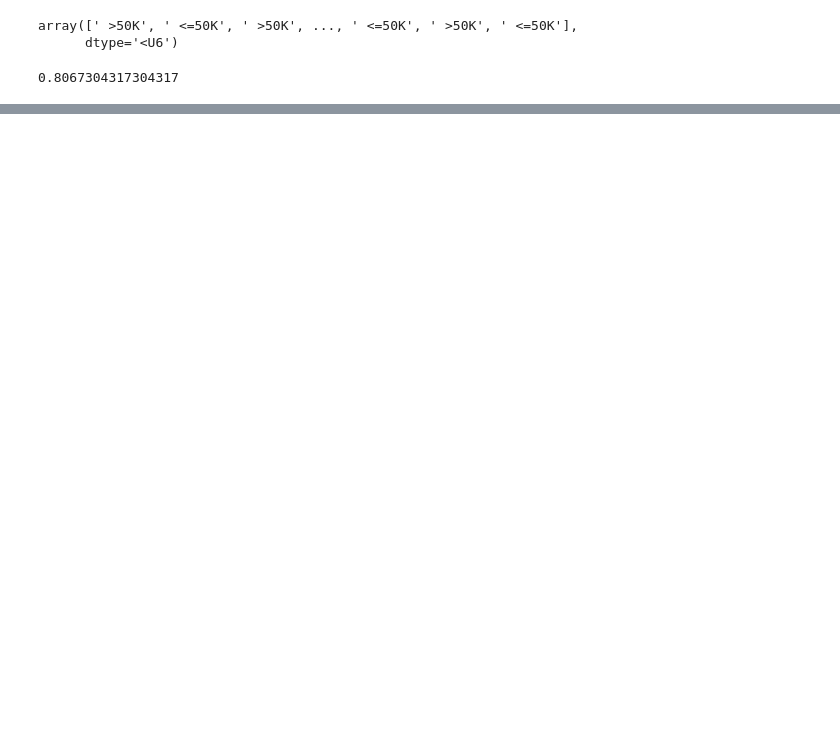
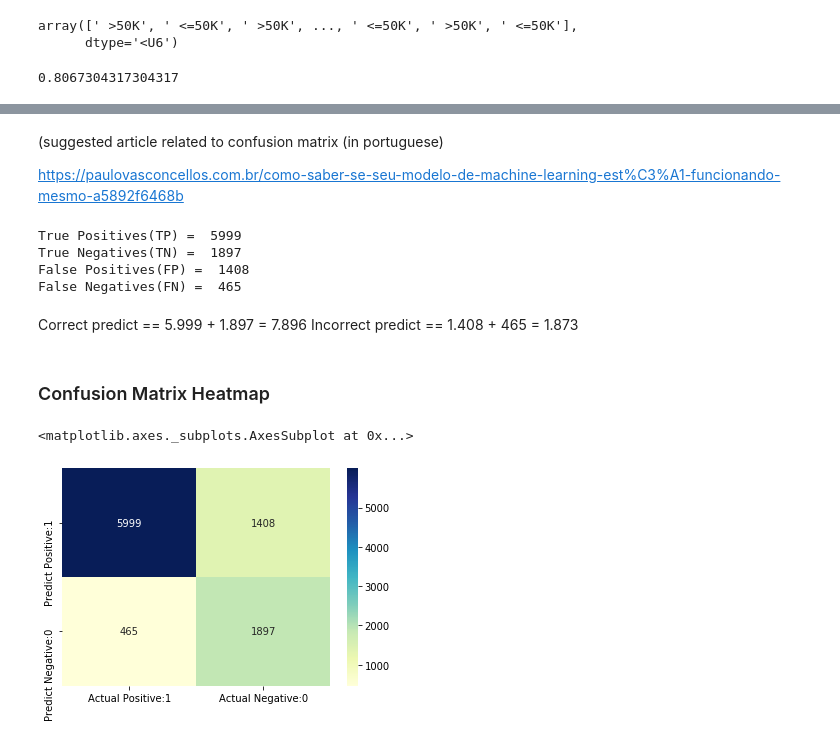
Before and after one commit to daianeklein/naive-bayes-algorithm, a Jupyter notebook: income-Classifier/Naive-Bayes-Classifier.ipynb, the cells around one changed output, grey strips where cells are left out. Cells and saved outputs as stored; diff of their text form; code cells hidden in the pictures; blank space fills up the shorter version.

Commit message:
add accuracy test n confusion matrix

```diff
--- a/income-Classifier/Naive-Bayes-Classifier.ipynb
+++ b/income-Classifier/Naive-Bayes-Classifier.ipynb
@@ -422,0 +448,29 @@ accuracy_score(y_train, y_pred_train)
+# %% [markdown]
+(suggested article related to confusion matrix (in portuguese)
+
+https://paulovasconcellos.com.br/como-saber-se-seu-modelo-de-machine-learning-est%C3%A1-funcionando-mesmo-a5892f6468b
+# %%
+cm = confusion_matrix(y_test, y_pred)
+# %%
+print('True Positives(TP) = ', cm[0,0])
+print('True Negatives(TN) = ', cm[1,1])
+print('False Positives(FP) = ', cm[0,1])
+print('False Negatives(FN) = ', cm[1,0])
+# %% [output]
+True Positives(TP) =  5999
+True Negatives(TN) =  1897
+False Positives(FP) =  1408
+False Negatives(FN) =  465
+# %% [markdown]
+Correct predict == 5.999 + 1.897 = 7.896
+Incorrect predict == 1.408 + 465 = 1.873
+# %% [markdown]
+### Confusion Matrix Heatmap
+# %%
+cm_matrix = pd.DataFrame(data=cm, columns=['Actual Positive:1', 'Actual Negative:0'],
+                                 index=['Predict Positive:1', 'Predict Negative:0'])
+
+sns.heatmap(cm_matrix, annot=True, fmt='d', cmap='YlGnBu')
+# %% [output]
+<matplotlib.axes._subplots.AxesSubplot at 0x...>
+[figure, added]
```
Also changed, not shown: parts of 7 cells of this notebook.
